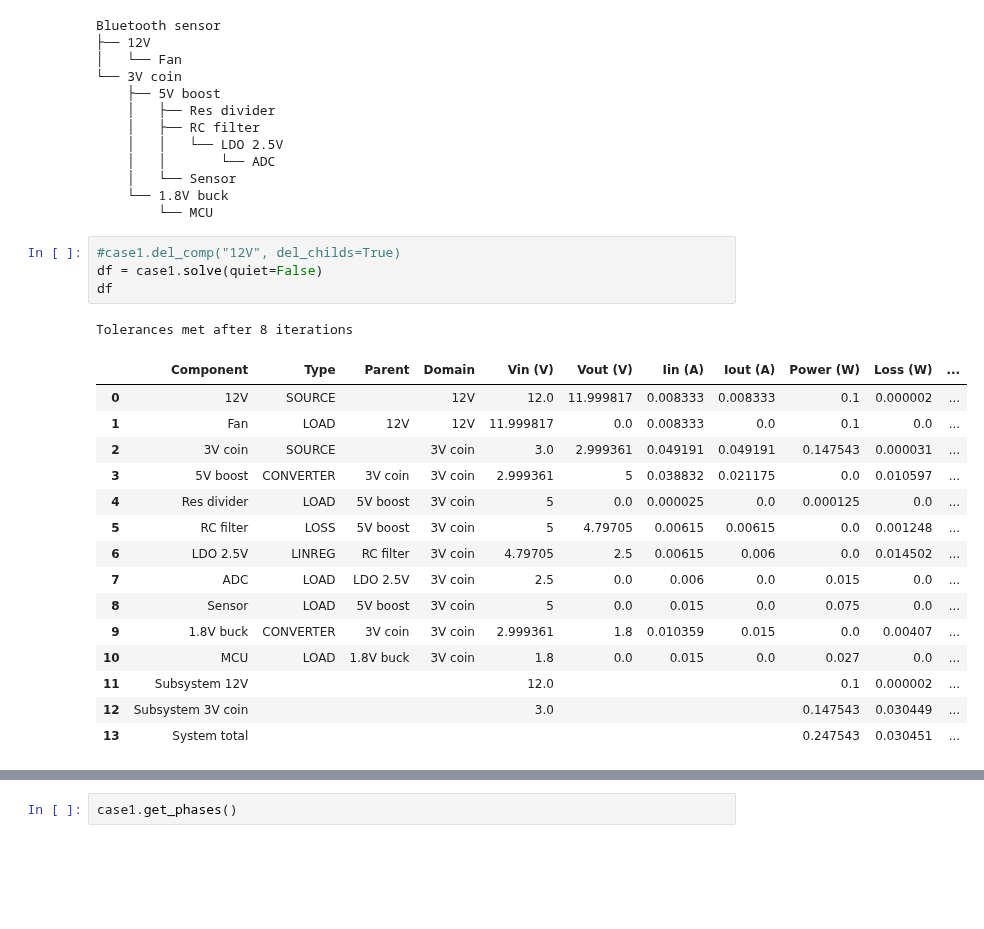
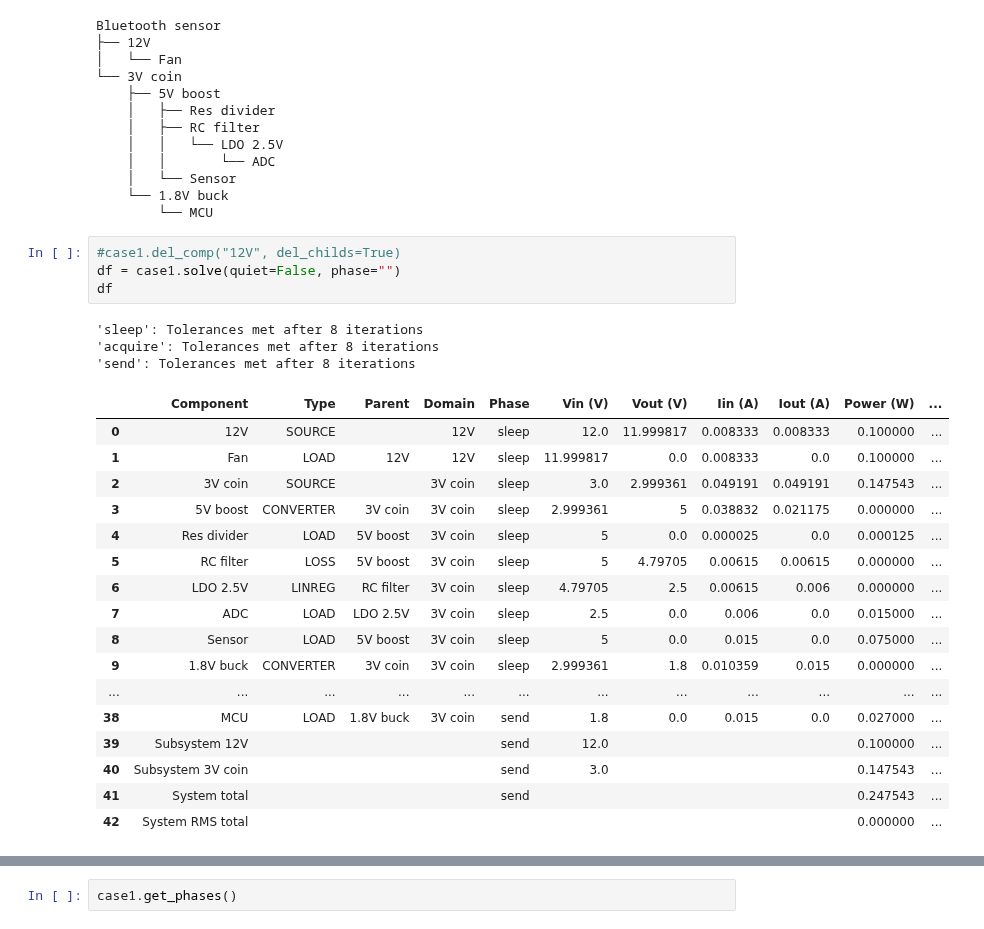
Before and after one commit to geddy11/tmp_sl, a Jupyter notebook: work/sysLoss.ipynb, the cells around one changed output, grey strips where cells are left out. Drawn from its saved outputs; the diff is of its cells as text; blank space fills up the shorter version.

Commit message:
Load phase analysis

```diff
--- a/work/sysLoss.ipynb
+++ b/work/sysLoss.ipynb
@@ -741,22 +769,26 @@ Bluetooth sensor
         └── MCU
 # %%
 #case1.del_comp("12V", del_childs=True)
-df = case1.solve(quiet=False)
+df = case1.solve(quiet=False, phase="")
 df
 # %% [output]
-Tolerances met after 8 iterations
+'sleep': Tolerances met after 8 iterations
+'acquire': Tolerances met after 8 iterations
+'send': Tolerances met after 8 iterations
-|  | Component | Type | Parent | Domain | Vin (V) | Vout (V) | Iin (A) | Iout (A) | Power (W) | Loss (W) | ... |
-| 0 | 12V | SOURCE |  | 12V | 12.0 | 11.999817 | 0.008333 | 0.008333 | 0.1 | 0.000002 | ... |
-| 1 | Fan | LOAD | 12V | 12V | 11.999817 | 0.0 | 0.008333 | 0.0 | 0.1 | 0.0 | ... |
-| 2 | 3V coin | SOURCE |  | 3V coin | 3.0 | 2.999361 | 0.049191 | 0.049191 | 0.147543 | 0.000031 | ... |
-| 3 | 5V boost | CONVERTER | 3V coin | 3V coin | 2.999361 | 5 | 0.038832 | 0.021175 | 0.0 | 0.010597 | ... |
-| 4 | Res divider | LOAD | 5V boost | 3V coin | 5 | 0.0 | 0.000025 | 0.0 | 0.000125 | 0.0 | ... |
-| 5 | RC filter | LOSS | 5V boost | 3V coin | 5 | 4.79705 | 0.00615 | 0.00615 | 0.0 | 0.001248 | ... |
-| 6 | LDO 2.5V | LINREG | RC filter | 3V coin | 4.79705 | 2.5 | 0.00615 | 0.006 | 0.0 | 0.014502 | ... |
-| 7 | ADC | LOAD | LDO 2.5V | 3V coin | 2.5 | 0.0 | 0.006 | 0.0 | 0.015 | 0.0 | ... |
-| 8 | Sensor | LOAD | 5V boost | 3V coin | 5 | 0.0 | 0.015 | 0.0 | 0.075 | 0.0 | ... |
-| 9 | 1.8V buck | CONVERTER | 3V coin | 3V coin | 2.999361 | 1.8 | 0.010359 | 0.015 | 0.0 | 0.00407 | ... |
-| 10 | MCU | LOAD | 1.8V buck | 3V coin | 1.8 | 0.0 | 0.015 | 0.0 | 0.027 | 0.0 | ... |
-| 11 | Subsystem 12V |  |  |  | 12.0 |  |  |  | 0.1 | 0.000002 | ... |
-| 12 | Subsystem 3V coin |  |  |  | 3.0 |  |  |  | 0.147543 | 0.030449 | ... |
-| 13 | System total |  |  |  |  |  |  |  | 0.247543 | 0.030451 | ... |
+|  | Component | Type | Parent | Domain | Phase | Vin (V) | Vout (V) | Iin (A) | Iout (A) | Power (W) | ... |
+| 0 | 12V | SOURCE |  | 12V | sleep | 12.0 | 11.999817 | 0.008333 | 0.008333 | 0.100000 | ... |
+| 1 | Fan | LOAD | 12V | 12V | sleep | 11.999817 | 0.0 | 0.008333 | 0.0 | 0.100000 | ... |
+| 2 | 3V coin | SOURCE |  | 3V coin | sleep | 3.0 | 2.999361 | 0.049191 | 0.049191 | 0.147543 | ... |
+| 3 | 5V boost | CONVERTER | 3V coin | 3V coin | sleep | 2.999361 | 5 | 0.038832 | 0.021175 | 0.000000 | ... |
+| 4 | Res divider | LOAD | 5V boost | 3V coin | sleep | 5 | 0.0 | 0.000025 | 0.0 | 0.000125 | ... |
+| 5 | RC filter | LOSS | 5V boost | 3V coin | sleep | 5 | 4.79705 | 0.00615 | 0.00615 | 0.000000 | ... |
+| 6 | LDO 2.5V | LINREG | RC filter | 3V coin | sleep | 4.79705 | 2.5 | 0.00615 | 0.006 | 0.000000 | ... |
+| 7 | ADC | LOAD | LDO 2.5V | 3V coin | sleep | 2.5 | 0.0 | 0.006 | 0.0 | 0.015000 | ... |
+| 8 | Sensor | LOAD | 5V boost | 3V coin | sleep | 5 | 0.0 | 0.015 | 0.0 | 0.075000 | ... |
+| 9 | 1.8V buck | CONVERTER | 3V coin | 3V coin | sleep | 2.999361 | 1.8 | 0.010359 | 0.015 | 0.000000 | ... |
+| ... | ... | ... | ... | ... | ... | ... | ... | ... | ... | ... | ... |
+| 38 | MCU | LOAD | 1.8V buck | 3V coin | send | 1.8 | 0.0 | 0.015 | 0.0 | 0.027000 | ... |
+| 39 | Subsystem 12V |  |  |  | send | 12.0 |  |  |  | 0.100000 | ... |
+| 40 | Subsystem 3V coin |  |  |  | send | 3.0 |  |  |  | 0.147543 | ... |
+| 41 | System total |  |  |  | send |  |  |  |  | 0.247543 | ... |
+| 42 | System RMS total |  |  |  |  |  |  |  |  | 0.000000 | ... |
```
Also changed, not shown: parts of 4 cells of this notebook, 2 other files.
